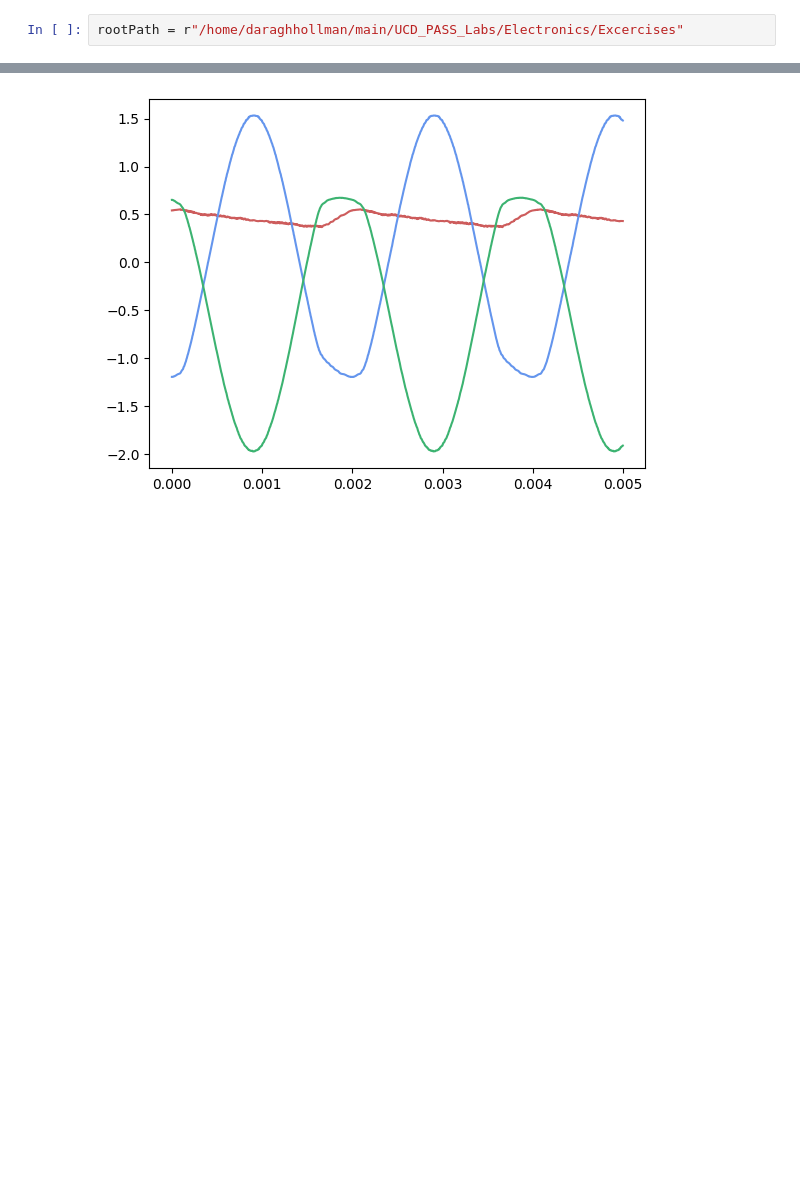
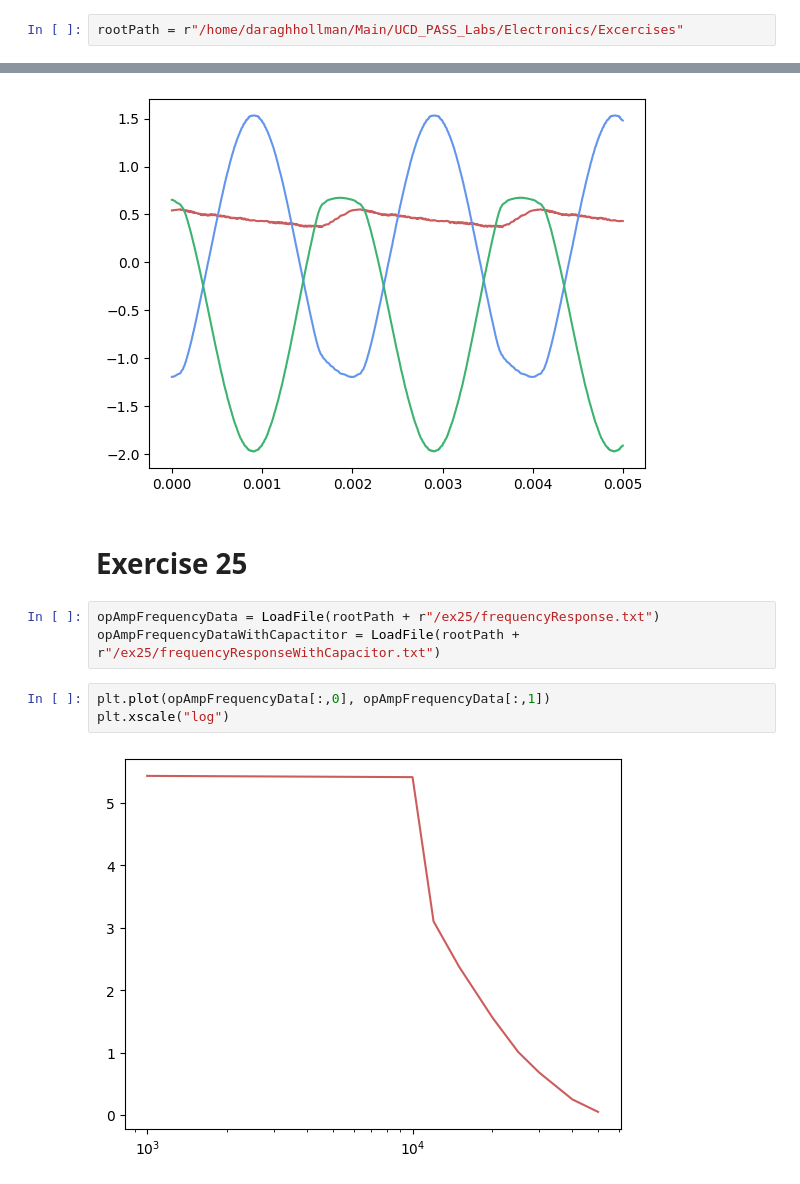
Before and after one commit to daraghhollman/UCD_PASS_Labs, a Jupyter notebook: Electronics/Python/electronics.ipynb, the cells around one changed output, grey strips where cells are left out. Saved outputs shown, nothing was run; the diff lists cells and outputs as text; blank space fills up the shorter version.

Commit message:
finished electronics in person

```diff
--- a/Electronics/Python/electronics.ipynb
+++ b/Electronics/Python/electronics.ipynb
@@ -7,7 +7,7 @@ from scipy.optimize import curve_fit
 import matplotlib as mpl
 mpl.rcParams['axes.prop_cycle'] = mpl.cycler(color=["indianred", "cornflowerblue", "mediumseagreen", "plum", "sandybrown"])
 # %%
-rootPath = r"/home/daraghhollman/main/UCD_PASS_Labs/Electronics/Excercises"
+rootPath = r"/home/daraghhollman/Main/UCD_PASS_Labs/Electronics/Excercises"
 # %%
 def LoadFile(path):
     data = np.array(np.loadtxt(path, skiprows=2))
@@ -87,3 +87,13 @@ ex12SinPlot(ex12SinData)
 ex12SinPlot(ex12SinWithCapData)
 # %% [output]
 [figure]
+# %% [markdown]
+# Exercise 25
+# %%
+opAmpFrequencyData = LoadFile(rootPath + r"/ex25/frequencyResponse.txt")
+opAmpFrequencyDataWithCapactitor = LoadFile(rootPath + r"/ex25/frequencyResponseWithCapacitor.txt")
+# %%
+plt.plot(opAmpFrequencyData[:,0], opAmpFrequencyData[:,1])
+plt.xscale("log")
+# %% [output]
+[figure, added]
```
Also changed, not shown: parts of 3 cells of this notebook, 44 other files.
